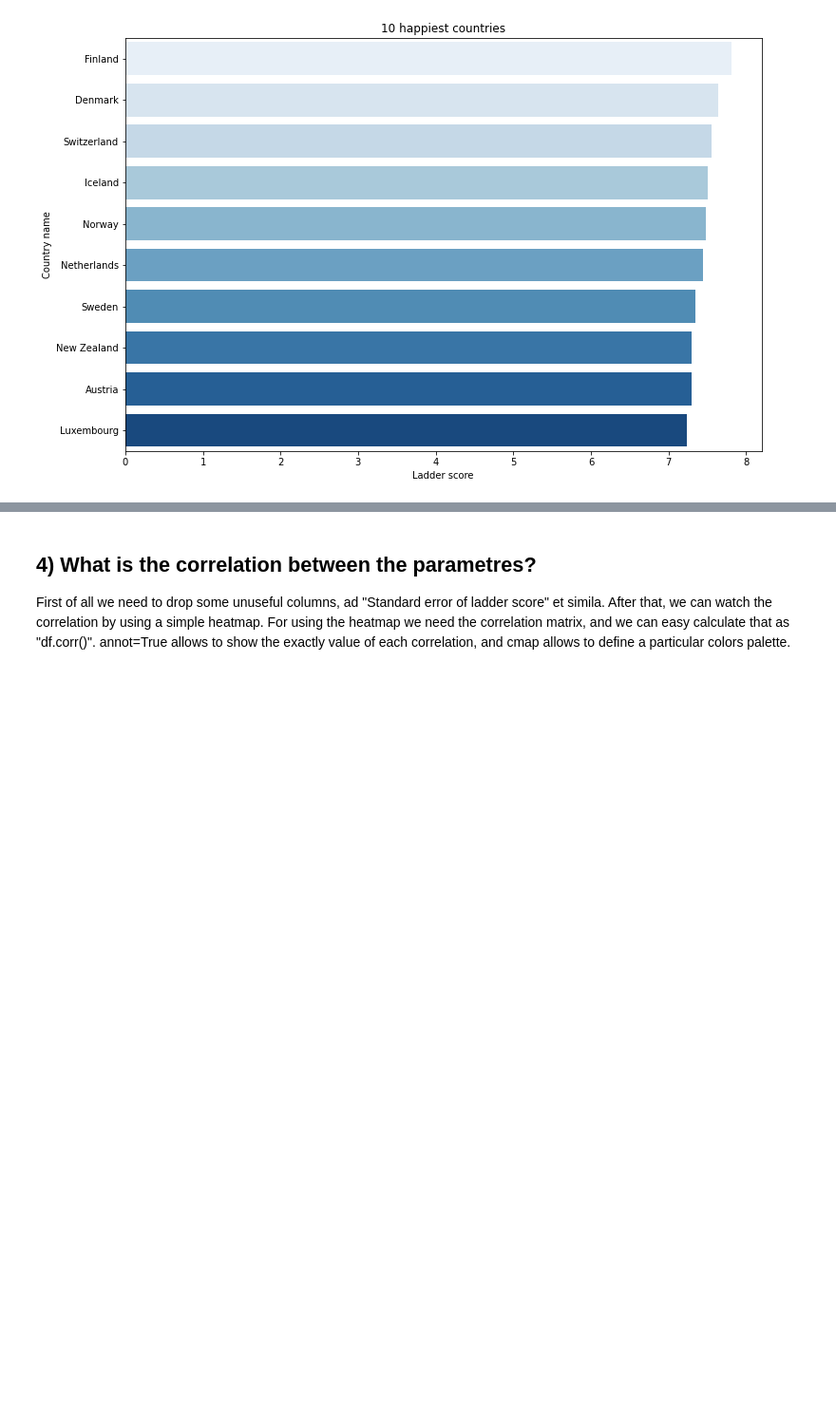
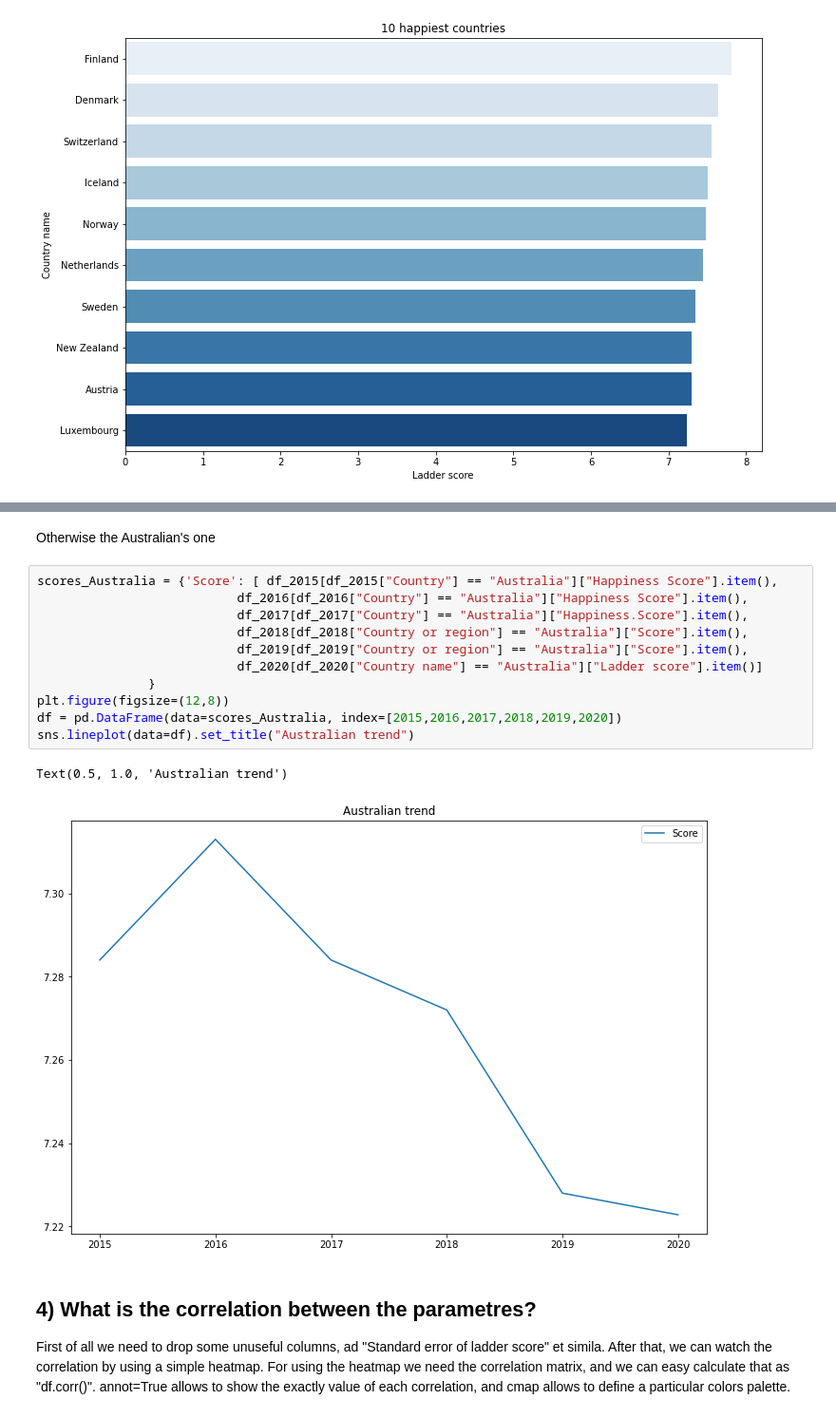
Before and after one commit to francescodisalvo05/WorldHappiness, a Jupyter notebook: World Happiness.ipynb, the cells around one changed output, grey strips where cells are left out. Shown at 95% size. Cells and saved outputs as stored; diff of their text form; blank space fills up the shorter version.

```diff
--- a/World Happiness.ipynb
+++ b/World Happiness.ipynb
@@ -123,3 +128,19 @@ A possible solution could be a dataset as the following one:
+# %% [markdown]
+Otherwise the Australian's one
+# %%
+scores_Australia = {'Score': [ df_2015[df_2015["Country"] == "Australia"]["Happiness Score"].item(),
+                           df_2016[df_2016["Country"] == "Australia"]["Happiness Score"].item(),
+                           df_2017[df_2017["Country"] == "Australia"]["Happiness.Score"].item(),
+                           df_2018[df_2018["Country or region"] == "Australia"]["Score"].item(),
+                           df_2019[df_2019["Country or region"] == "Australia"]["Score"].item(),
+                           df_2020[df_2020["Country name"] == "Australia"]["Ladder score"].item()]
+               }
+plt.figure(figsize=(12,8))
+df = pd.DataFrame(data=scores_Australia, index=[2015,2016,2017,2018,2019,2020])
+sns.lineplot(data=df).set_title("Australian trend")
+# %% [output]
+Text(0.5, 1.0, 'Australian trend')
+[figure, added]
 # %% [markdown]
 ## 4) What is the correlation between the parametres?
 First of all we need to drop some unuseful columns, ad "Standard error of ladder score" et simila. After that, we can watch the correlation by using a simple heatmap. For using the heatmap we need the correlation matrix, and we can easy calculate that as "df.corr()". annot=True allows to show the exactly value of each correlation, and cmap allows to define a particular colors palette.
```
Also changed, not shown: parts of 7 cells of this notebook, 3 other files.
